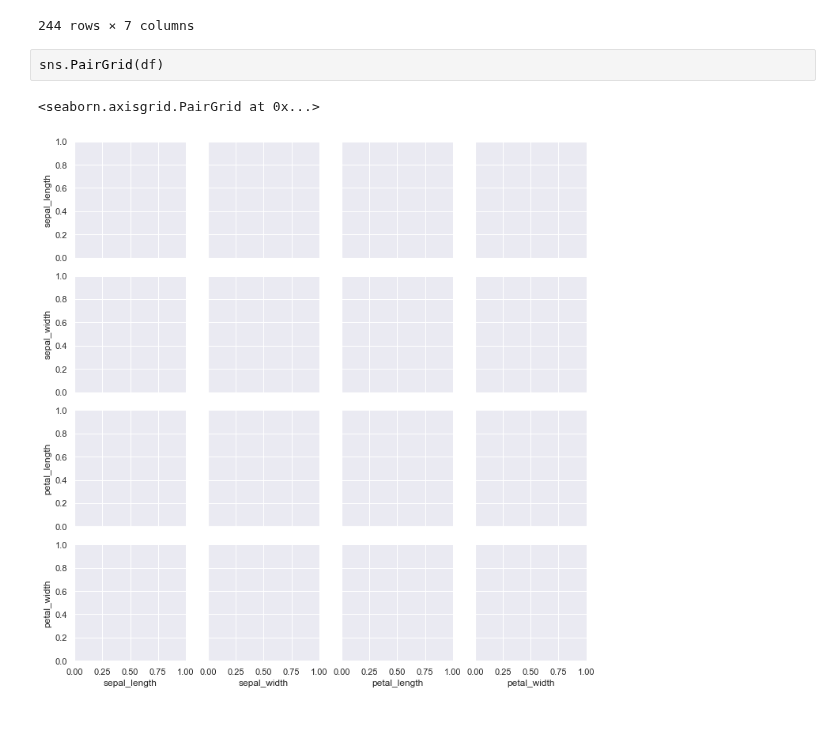
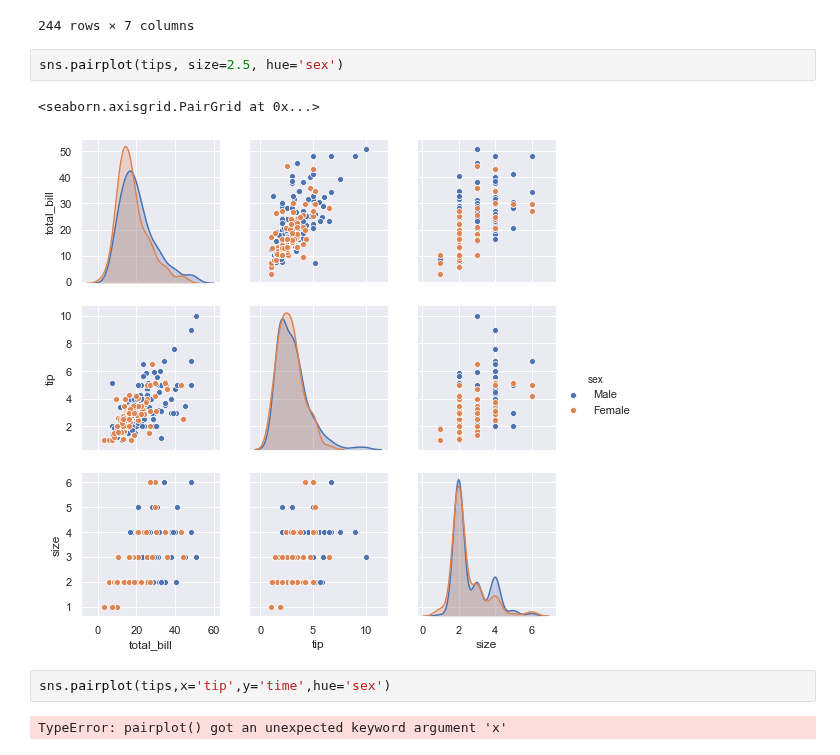
Before and after one commit to Yogendra3112/data_science, a Jupyter notebook: Seaborn.ipynb, the cells around one changed output. Drawn from its saved outputs; the diff is of its cells as text; blank space fills up the shorter version.

```diff
--- a/Seaborn.ipynb
+++ b/Seaborn.ipynb
@@ -252,8 +252,12 @@ tips
 | 242 | 17.82 | 1.75 | Male | No | Sat | Dinner | 2 |
 | 243 | 18.78 | 3.00 | Female | No | Thur | Dinner | 2 |
 244 rows × 7 columns
-# %%
-sns.PairGrid(df)
-# %% [output]
-<seaborn.axisgrid.PairGrid at 0x...>
-[figure, removed]
+# %%
+sns.pairplot(tips, size=2.5, hue='sex')
+# %% [output]
+<seaborn.axisgrid.PairGrid at 0x...>
+[figure, added]
+# %%
+sns.pairplot(tips,x='tip',y='time',hue='sex')
+# %% [output]
+TypeError: pairplot() got an unexpected keyword argument 'x'
```
